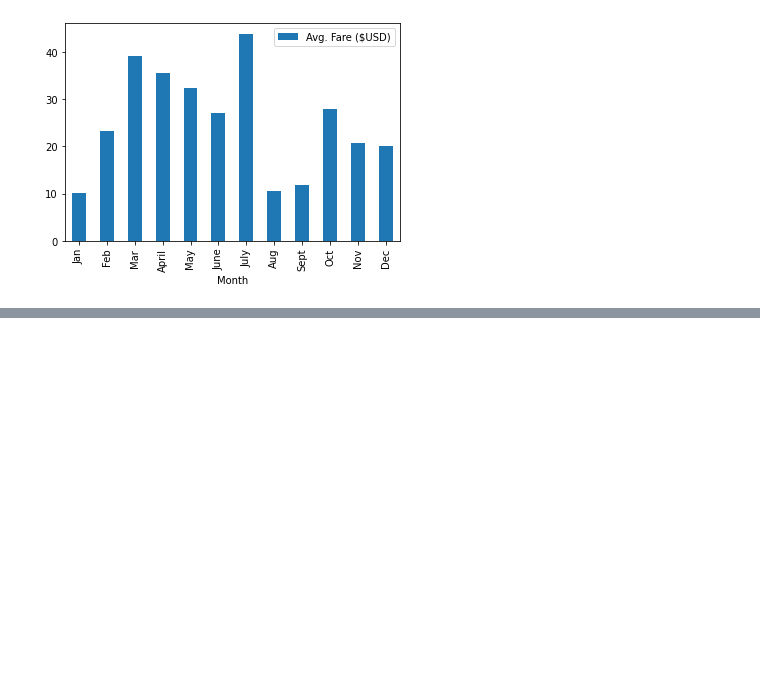
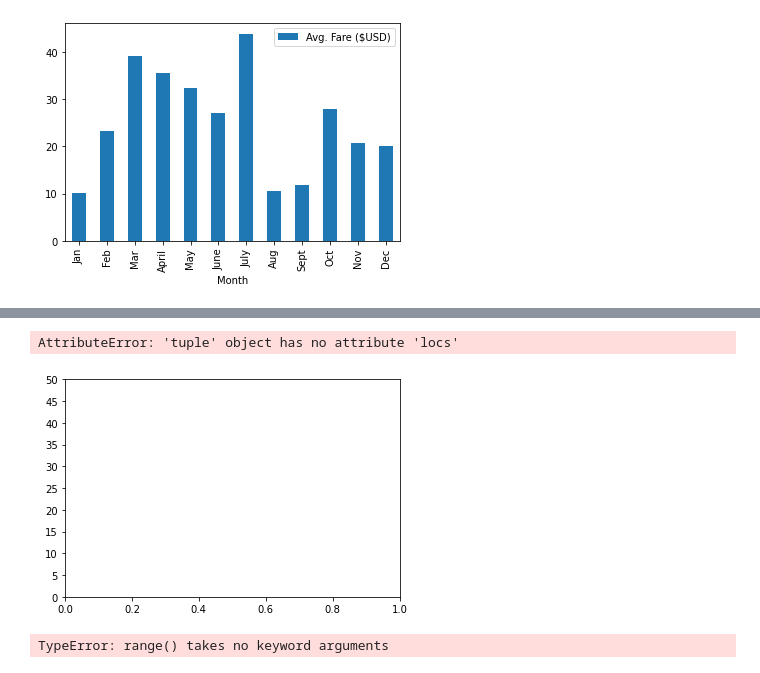
Before and after one commit to clairewright-217/PyBer_Analysis, a Jupyter notebook: PyBer_ride_data.ipynb, the cells around one changed output, grey strips where cells are left out. Saved outputs shown, nothing was run; the diff lists cells and outputs as text; code cells hidden in the pictures; blank space fills up the shorter version.

```diff
--- a/PyBer_ride_data.ipynb
+++ b/PyBer_ride_data.ipynb
@@ -67,0 +71,9 @@ TypeError: object of type 'int' has no len()
+# %%
+plt.yticks(range(0,51,5)).locs
+# %% [output]
+AttributeError: 'tuple' object has no attribute 'locs'
+[figure, added]
+# %%
+list(range(stop=51,start = 0))
+# %% [output]
+TypeError: range() takes no keyword arguments
```
Also changed, not shown: parts of 2 cells of this notebook, 5 other files.
